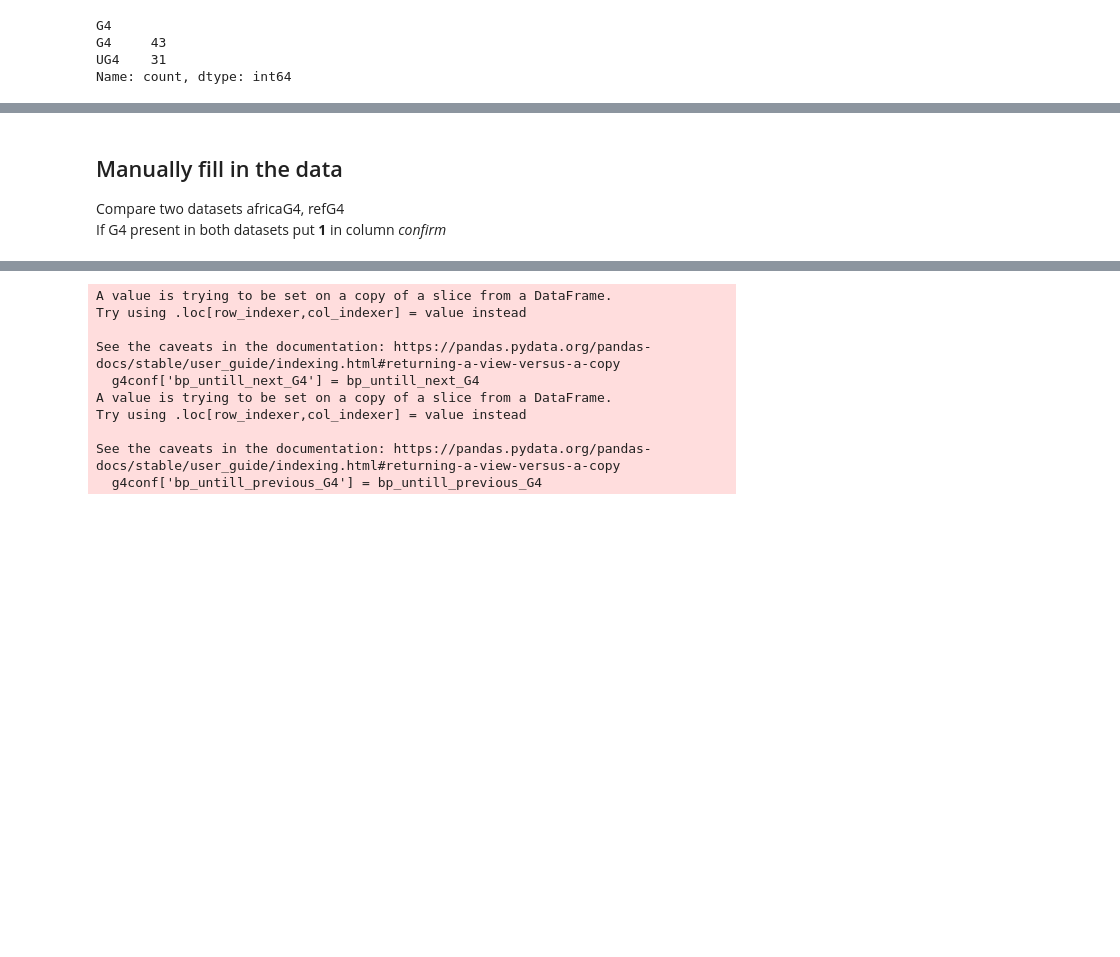
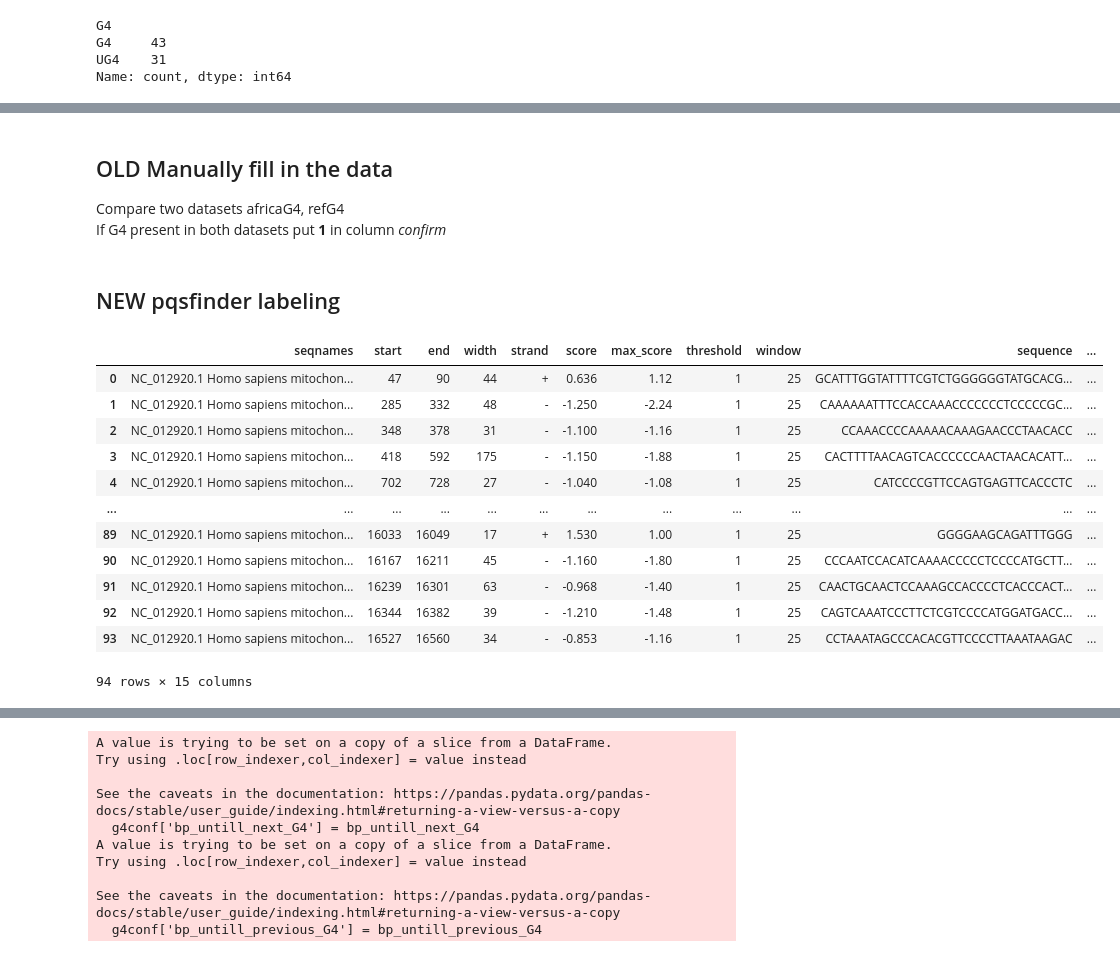
Before and after one commit to mitoclub/G4MutSpec, a Jupyter notebook: notebooks/data_preparation.ipynb, the cells around one changed output, grey strips where cells are left out. Cells and saved outputs as stored; diff of their text form; code cells hidden in the pictures; blank space fills up the shorter version.

Commit message:
add pqsfinder labeling

```diff
--- a/notebooks/data_preparation.ipynb
+++ b/notebooks/data_preparation.ipynb
@@ -43,6 +47,26 @@ refG4 = pd.read_table('../data/raw/NC_012920.1 Homo sapiens mitochondrion, compl
 # %%
 # refG4.to_excel('data/processed/refG4.xlsx')
 # %% [markdown]
-## Manually fill in the data
+## OLD Manually fill in the data
 Compare two datasets africaG4, refG4
 If G4 present in both datasets put **1** in column *confirm*
+# %% [markdown]
+## NEW pqsfinder labeling
+# %%
+refG4 = pd.read_excel('../data/processed/refG4.xlsx')
+# %%
+refG4
+# %% [output]
+|  | seqnames | start | end | width | strand | score | max_score | threshold | window | sequence | ... |
+| 0 | NC_012920.1 Homo sapiens mitochon... | 47 | 90 | 44 | + | 0.636 | 1.12 | 1 | 25 | GCATTTGGTATTTTCGTCTGGGGGGTATGCACG... | ... |
+| 1 | NC_012920.1 Homo sapiens mitochon... | 285 | 332 | 48 | - | -1.250 | -2.24 | 1 | 25 | CAAAAAATTTCCACCAAACCCCCCCTCCCCCGC... | ... |
+| 2 | NC_012920.1 Homo sapiens mitochon... | 348 | 378 | 31 | - | -1.100 | -1.16 | 1 | 25 | CCAAACCCCAAAAACAAAGAACCCTAACACC | ... |
+| 3 | NC_012920.1 Homo sapiens mitochon... | 418 | 592 | 175 | - | -1.150 | -1.88 | 1 | 25 | CACTTTTAACAGTCACCCCCCAACTAACACATT... | ... |
+| 4 | NC_012920.1 Homo sapiens mitochon... | 702 | 728 | 27 | - | -1.040 | -1.08 | 1 | 25 | CATCCCCGTTCCAGTGAGTTCACCCTC | ... |
+| ... | ... | ... | ... | ... | ... | ... | ... | ... | ... | ... | ... |
+| 89 | NC_012920.1 Homo sapiens mitochon... | 16033 | 16049 | 17 | + | 1.530 | 1.00 | 1 | 25 | GGGGAAGCAGATTTGGG | ... |
+| 90 | NC_012920.1 Homo sapiens mitochon... | 16167 | 16211 | 45 | - | -1.160 | -1.80 | 1 | 25 | CCCAATCCACATCAAAACCCCCTCCCCATGCTT... | ... |
+| 91 | NC_012920.1 Homo sapiens mitochon... | 16239 | 16301 | 63 | - | -0.968 | -1.40 | 1 | 25 | CAACTGCAACTCCAAAGCCACCCCTCACCCACT... | ... |
+| 92 | NC_012920.1 Homo sapiens mitochon... | 16344 | 16382 | 39 | - | -1.210 | -1.48 | 1 | 25 | CAGTCAAATCCCTTCTCGTCCCCATGGATGACC... | ... |
+| 93 | NC_012920.1 Homo sapiens mitochon... | 16527 | 16560 | 34 | - | -0.853 | -1.16 | 1 | 25 | CCTAAATAGCCCACACGTTCCCCTTAAATAAGAC | ... |
+94 rows × 15 columns
```
Also changed, not shown: parts of 43 cells of this notebook, 1 other file.
